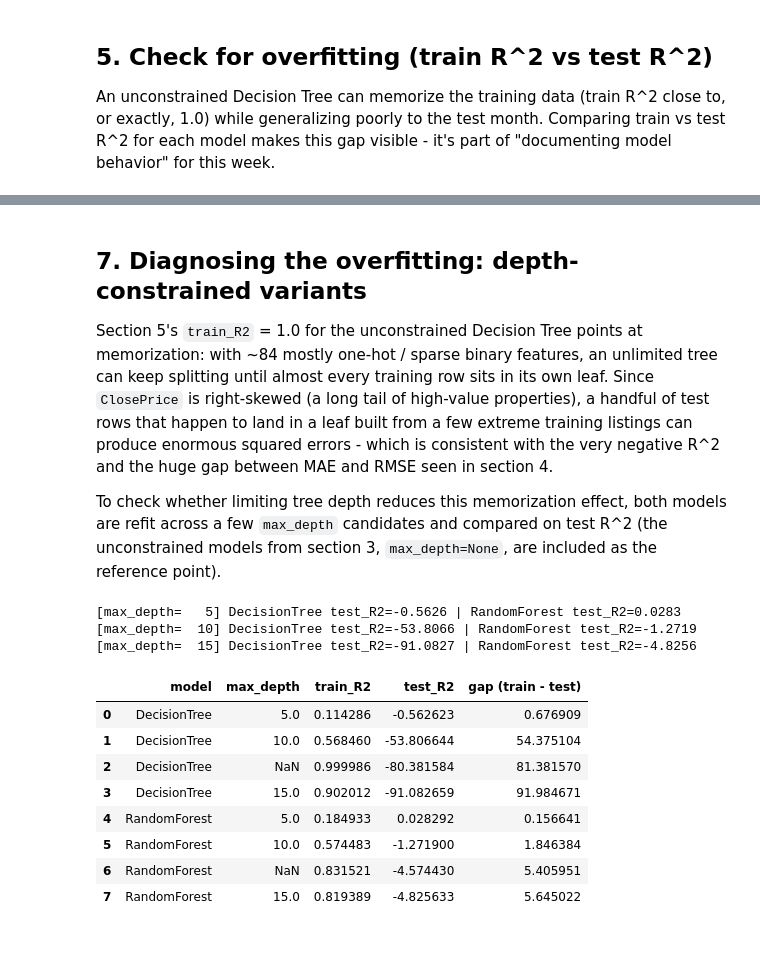
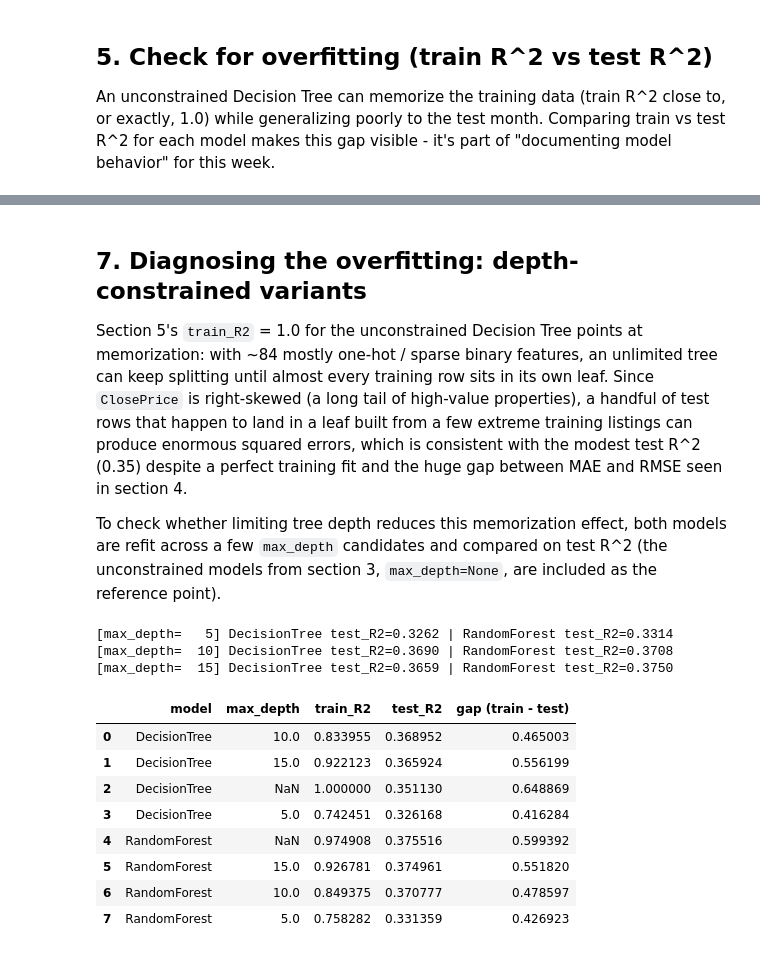
Before and after one commit to jisun129/idx-exchange-project, a Jupyter notebook: notebooks/04_model_comparison.ipynb, the cells around one changed output, grey strips where cells are left out. Cells and saved outputs as stored; diff of their text form; code cells hidden in the pictures.

```diff
--- a/notebooks/04_model_comparison.ipynb
+++ b/notebooks/04_model_comparison.ipynb
@@ -47,5 +47,11 @@ y_train = train_df[target]
 X_test = test_df[feature_cols]
 y_test = test_df[target]
 
+# Log-transform the target. ClosePrice is strictly > 0 (filtered in 02_preprocessing),
+# so log1p is safe; models are trained on this and predictions are back-transformed
+# with expm1 (inside evaluate()) before scoring, so all metrics stay in the original $ scale.
+y_train_log = np.log1p(y_train)
+y_test_log = np.log1p(y_test)
+
 print(f"X_train: {X_train.shape} | X_test: {X_test.shape}")
 # %% [output]
@@ -56,10 +62,10 @@ X_train: (129964, 111) | X_test: (12024, 111)
 Both are fit directly on the already-preprocessed feature matrix, same as the baseline (no extra pipeline needed). Only `random_state` is set (plus `n_jobs=-1` for Random Forest) - the point here is to see how each model behaves *out of the box*, before any depth constraints are considered in section 7.
 # %%
 tree_model = DecisionTreeRegressor(random_state=RANDOM_STATE)
-tree_model.fit(X_train, y_train)
+tree_model.fit(X_train, y_train_log)
 
-forest_model = RandomForestRegressor(random_state=RANDOM_STATE, n_jobs=-1)
-forest_model.fit(X_train, y_train)
+forest_model = RandomForestRegressor(random_state=RANDOM_STATE, n_jobs=-1) #max_features="sqrt"
+forest_model.fit(X_train, y_train_log)
 
-print("Decision Tree and Random Forest fitted.")
+print("Decision Tree and Random Forest fitted (trained on log1p(target)).")
 # %% [output]
@@ -68,7 +74,9 @@ Decision Tree and Random Forest fitted.
 ## 4. Evaluate on the test set (R^2, MAE, RMSE)
 # %%
 def evaluate(model, X, y):
-    pred = model.predict(X)
+    # model was trained on log1p(target); expm1 converts predictions back to the
+    # original $ scale before scoring against y (which is always the raw $ scale)
+    pred = np.expm1(model.predict(X))
     return {
         "R2": r2_score(y, pred),
         "MAE": mean_absolute_error(y, pred),
@@ -128,50 +138,50 @@ plt.show()
 # %% [markdown]
 ## 7. Diagnosing the overfitting: depth-constrained variants
 
-Section 5's `train_R2` = 1.0 for the unconstrained Decision Tree points at memorization: with ~84 mostly one-hot / sparse binary features, an unlimited tree can keep splitting until almost every training row sits in its own leaf. Since `ClosePrice` is right-skewed (a long tail of high-value properties), a handful of test rows that happen to land in a leaf built from a few extreme training listings can produce enormous squared errors - which is consistent with the very negative R^2 and the huge gap between MAE and RMSE seen in section 4.
+Section 5's `train_R2` = 1.0 for the unconstrained Decision Tree points at memorization: with ~84 mostly one-hot / sparse binary features, an unlimited tree can keep splitting until almost every training row sits in its own leaf. Since `ClosePrice` is right-skewed (a long tail of high-value properties), a handful of test rows that happen to land in a leaf built from a few extreme training listings can produce enormous squared errors, which is consistent with the modest test R^2 (0.35) despite a perfect training fit and the huge gap between MAE and RMSE seen in section 4.
 
 To check whether limiting tree depth reduces this memorization effect, both models are refit across a few `max_depth` candidates and compared on test R^2 (the unconstrained models from section 3, `max_depth=None`, are included as the reference point).
 # %%
 MAX_DEPTH_CANDIDATES = [5, 10, 15]
 
 depth_results = []
 fitted_trees = {None: tree_model}
 fitted_forests = {None: forest_model}
 
 # Include the already-trained unconstrained (max_depth=None) models as the reference point
 depth_results.append({"model": "DecisionTree", "max_depth": None, "train_R2": tree_train_metrics["R2"], "test_R2": tree_test_metrics["R2"]})
 depth_results.append({"model": "RandomForest", "max_depth": None, "train_R2": forest_train_metrics["R2"], "test_R2": forest_test_metrics["R2"]})
 
 for depth in MAX_DEPTH_CANDIDATES:
     dt = DecisionTreeRegressor(max_depth=depth, random_state=RANDOM_STATE)
-    dt.fit(X_train, y_train)
+    dt.fit(X_train, y_train_log)
     fitted_trees[depth] = dt
 
     rf = RandomForestRegressor(max_depth=depth, random_state=RANDOM_STATE, n_jobs=-1)
-    rf.fit(X_train, y_train)
+    rf.fit(X_train, y_train_log)
     fitted_forests[depth] = rf
 
     dt_train, dt_test = evaluate(dt, X_train, y_train), evaluate(dt, X_test, y_test)
     rf_train, rf_test = evaluate(rf, X_train, y_train), evaluate(rf, X_test, y_test)
 
     depth_results.append({"model": "DecisionTree", "max_depth": depth, "train_R2": dt_train["R2"], "test_R2": dt_test["R2"]})
     depth_results.append({"model": "RandomForest", "max_depth": depth, "train_R2": rf_train["R2"], "test_R2": rf_test["R2"]})
 
     print(f"[max_depth={depth:>4}] DecisionTree test_R2={dt_test['R2']:.4f} | RandomForest test_R2={rf_test['R2']:.4f}")
 
 depth_results_df = pd.DataFrame(depth_results)
 depth_results_df["gap (train - test)"] = depth_results_df["train_R2"] - depth_results_df["test_R2"]
 depth_results_df.sort_values(["model", "test_R2"], ascending=[True, False]).reset_index(drop=True)
 # %% [output]
-[max_depth=   5] DecisionTree test_R2=-0.5626 | RandomForest test_R2=0.0283
-[max_depth=  10] DecisionTree test_R2=-53.8066 | RandomForest test_R2=-1.2719
-[max_depth=  15] DecisionTree test_R2=-91.0827 | RandomForest test_R2=-4.8256
+[max_depth=   5] DecisionTree test_R2=0.3262 | RandomForest test_R2=0.3314
+[max_depth=  10] DecisionTree test_R2=0.3690 | RandomForest test_R2=0.3708
+[max_depth=  15] DecisionTree test_R2=0.3659 | RandomForest test_R2=0.3750
 |  | model | max_depth | train_R2 | test_R2 | gap (train - test) |
-| 0 | DecisionTree | 5.0 | 0.114286 | -0.562623 | 0.676909 |
-| 1 | DecisionTree | 10.0 | 0.568460 | -53.806644 | 54.375104 |
-| 2 | DecisionTree | NaN | 0.999986 | -80.381584 | 81.381570 |
-| 3 | DecisionTree | 15.0 | 0.902012 | -91.082659 | 91.984671 |
-| 4 | RandomForest | 5.0 | 0.184933 | 0.028292 | 0.156641 |
-| 5 | RandomForest | 10.0 | 0.574483 | -1.271900 | 1.846384 |
-| 6 | RandomForest | NaN | 0.831521 | -4.574430 | 5.405951 |
-| 7 | RandomForest | 15.0 | 0.819389 | -4.825633 | 5.645022 |
+| 0 | DecisionTree | 10.0 | 0.833955 | 0.368952 | 0.465003 |
+| 1 | DecisionTree | 15.0 | 0.922123 | 0.365924 | 0.556199 |
+| 2 | DecisionTree | NaN | 1.000000 | 0.351130 | 0.648869 |
+| 3 | DecisionTree | 5.0 | 0.742451 | 0.326168 | 0.416284 |
+| 4 | RandomForest | NaN | 0.974908 | 0.375516 | 0.599392 |
+| 5 | RandomForest | 15.0 | 0.926781 | 0.374961 | 0.551820 |
+| 6 | RandomForest | 10.0 | 0.849375 | 0.370777 | 0.478597 |
+| 7 | RandomForest | 5.0 | 0.758282 | 0.331359 | 0.426923 |
```
Also changed, not shown: parts of 16 cells of this notebook, 5 other files.
